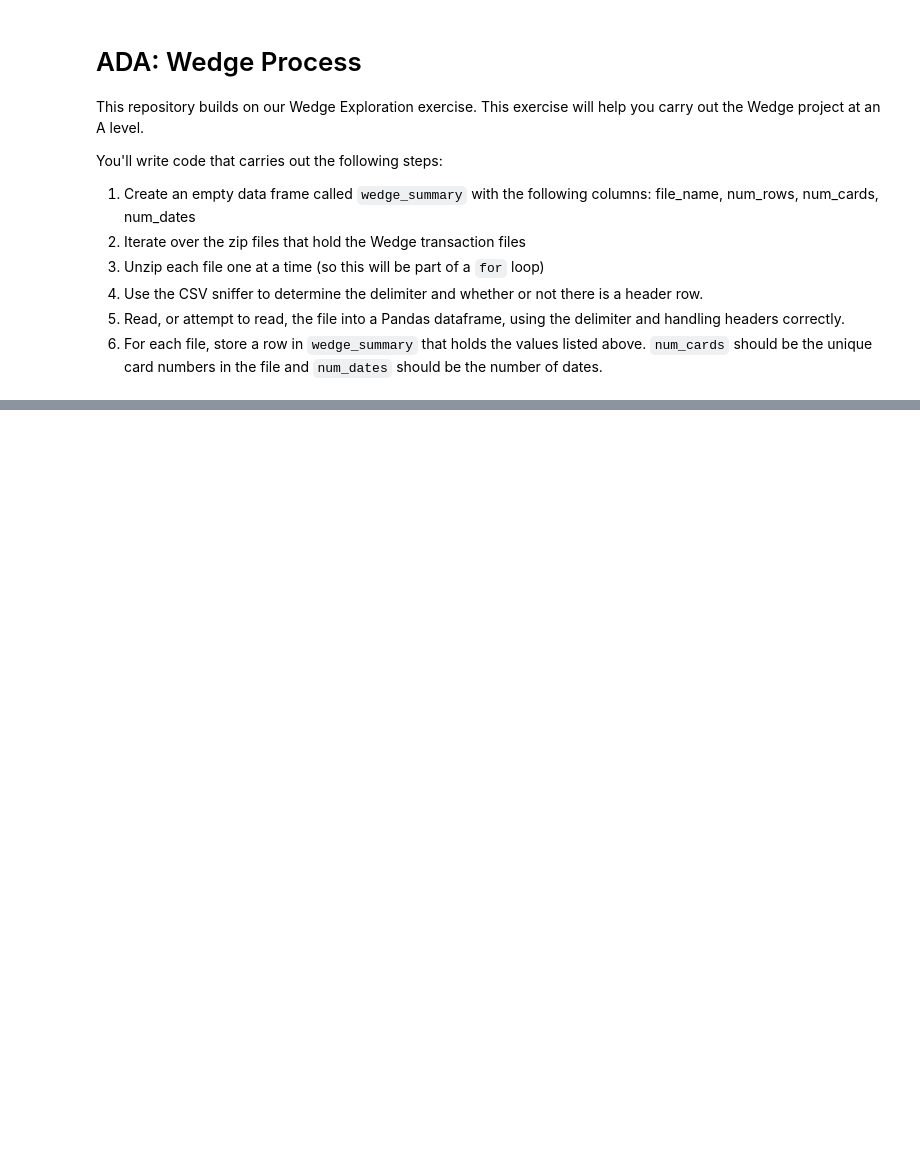
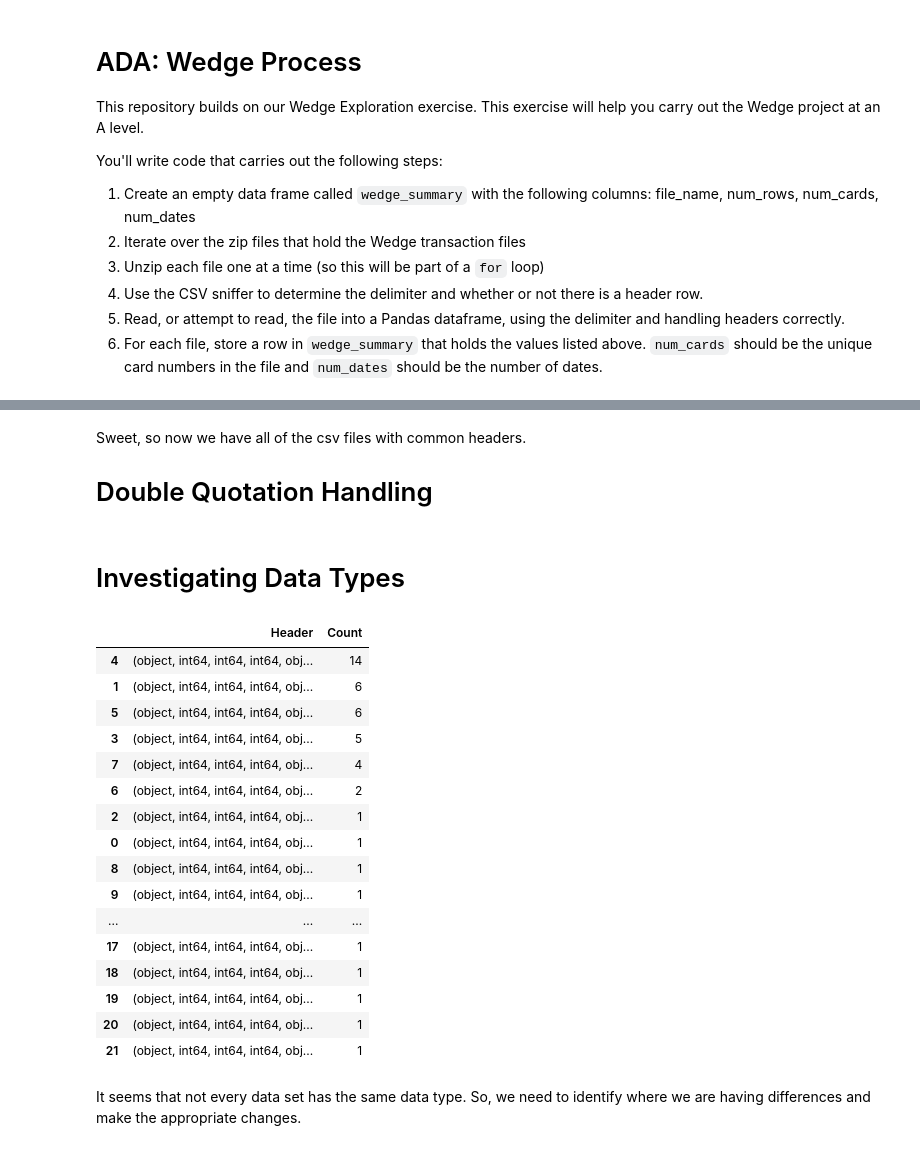
Before and after one commit to LukeWymanUM/wedge-project, a Jupyter notebook: wedge-process.ipynb, the cells around one changed output, grey strips where cells are left out. Drawn from its saved outputs; the diff is of its cells as text; code cells hidden in the pictures; blank space fills up the shorter version.

```diff
--- a/wedge-process.ipynb
+++ b/wedge-process.ipynb
@@ -48,0 +182,16 @@ with zipfile.ZipFile(data_directory+file) as my_zip:
+# %%
+most_common_header = headers_df.iloc[0,0]
+
+for csv_file in os.listdir(csv_directory):
+
+    csv_file_path = get_file_path(csv_directory, csv_file)
+
+    # Read the CSV file
+    df = pd.read_csv(csv_file_path)
+
+    # Check if the first row matches the most common header
+    if tuple(df.columns) != most_common_header:
+        df = pd.read_csv(csv_file_path, header=None)
+        df.columns = list(most_common_header)
+        # Overwrite the original CSV file with the new header
+        df.to_csv(csv_file_path, index=False)  # index=False to avoid writing row numbers
@@ -48,0 +204,3 @@ with zipfile.ZipFile(data_directory+file) as my_zip:
+# %% [markdown]
+Sweet, so now we have all of the csv files with common headers.
+# Double Quotation Handling
@@ -48,0 +229,40 @@ with zipfile.ZipFile(data_directory+file) as my_zip:
+# %% [markdown]
+
+# Investigating Data Types
+# %%
+def get_datatypes(csv_directory):
+    datatypes = []
+    for csv_file in os.listdir(csv_directory):
+
+        csv_file_path = get_file_path(csv_directory, csv_file)
+
+        df = pd.read_csv(csv_file_path, delimiter=";", low_memory=False)
+
+        datatypes.append(tuple(df.dtypes))
+
+    datatypes_df = pd.DataFrame(Counter(datatypes).items(), columns=['Header', 'Count']).sort_values(by='Count', ascending=False)
+
+    return datatypes_df
+# %%
+datatypes_df = get_datatypes(csv_directory)
+datatypes_df
+# %% [output]
+|  | Header | Count |
+| 4 | (object, int64, int64, int64, obj... | 14 |
+| 1 | (object, int64, int64, int64, obj... | 6 |
+| 5 | (object, int64, int64, int64, obj... | 6 |
+| 3 | (object, int64, int64, int64, obj... | 5 |
+| 7 | (object, int64, int64, int64, obj... | 4 |
+| 6 | (object, int64, int64, int64, obj... | 2 |
+| 2 | (object, int64, int64, int64, obj... | 1 |
+| 0 | (object, int64, int64, int64, obj... | 1 |
+| 8 | (object, int64, int64, int64, obj... | 1 |
+| 9 | (object, int64, int64, int64, obj... | 1 |
+| ... | ... | ... |
+| 17 | (object, int64, int64, int64, obj... | 1 |
+| 18 | (object, int64, int64, int64, obj... | 1 |
+| 19 | (object, int64, int64, int64, obj... | 1 |
+| 20 | (object, int64, int64, int64, obj... | 1 |
+| 21 | (object, int64, int64, int64, obj... | 1 |
+# %% [markdown]
+It seems that not every data set has the same data type. So, we need to identify where we are having differences and make the appropriate changes.
```
Also changed, not shown: parts of 31 cells of this notebook, 3 other files.
